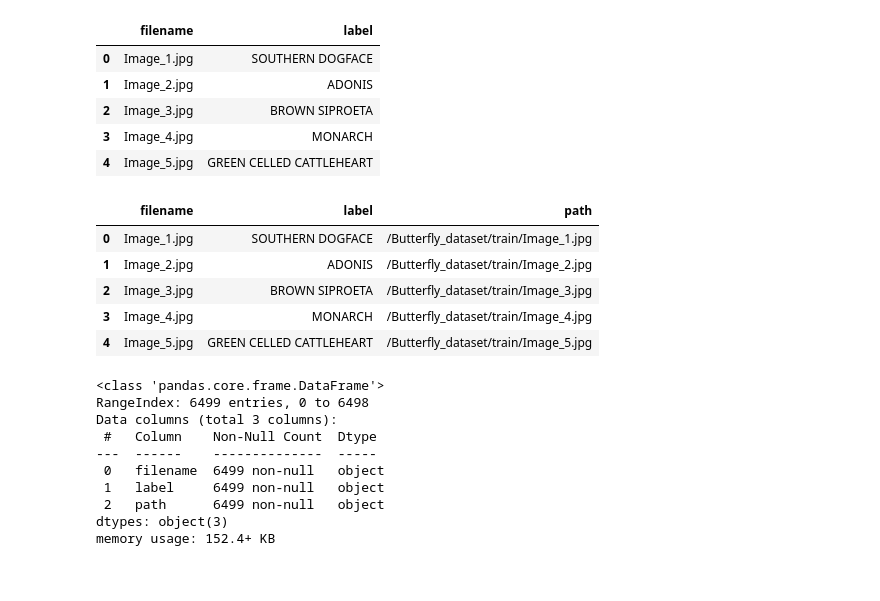
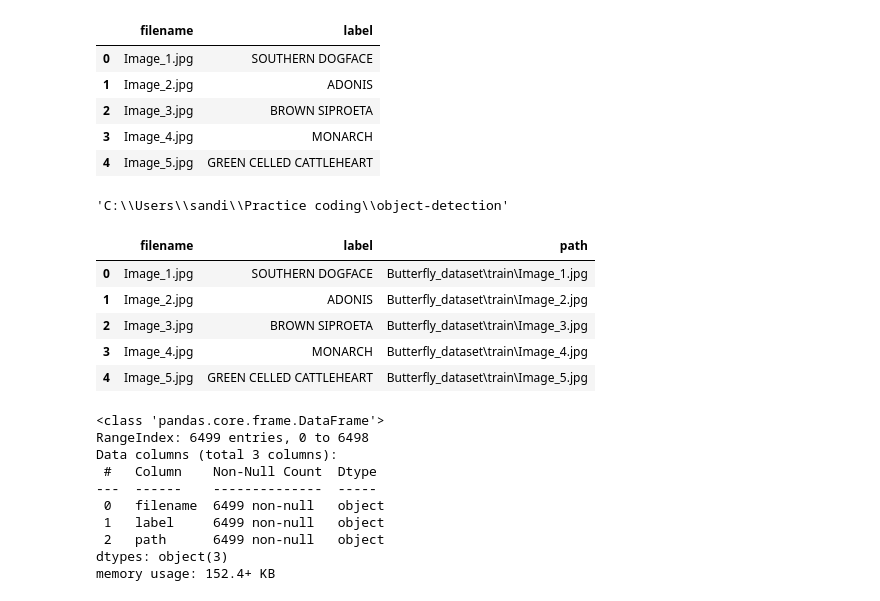
Before and after one commit to S-Khunt/object-detection, a Jupyter notebook: Butterfly_Image_Classification.ipynb, the cells around one changed output. Drawn from its saved outputs; the diff is of its cells as text; code cells hidden in the pictures.

```diff
--- a/Butterfly_Image_Classification.ipynb
+++ b/Butterfly_Image_Classification.ipynb
@@ -39,18 +39,22 @@ data.head()
 | 2 | Image_3.jpg | BROWN SIPROETA |
 | 3 | Image_4.jpg | MONARCH |
 | 4 | Image_5.jpg | GREEN CELLED CATTLEHEART |
+# %%
+os.getcwd()
+# %% [output]
+'C:\\Users\\sandi\\Practice coding\\object-detection'
 # %%
 # Concatenate filename with root directory
-data['path'] = '/Butterfly_dataset/train/' + data['filename']
+data['path'] = 'Butterfly_dataset\\train\\' + data['filename']
 
 data.head()
 # %% [output]
 |  | filename | label | path |
-| 0 | Image_1.jpg | SOUTHERN DOGFACE | /Butterfly_dataset/train/Image_1.jpg |
-| 1 | Image_2.jpg | ADONIS | /Butterfly_dataset/train/Image_2.jpg |
-| 2 | Image_3.jpg | BROWN SIPROETA | /Butterfly_dataset/train/Image_3.jpg |
-| 3 | Image_4.jpg | MONARCH | /Butterfly_dataset/train/Image_4.jpg |
-| 4 | Image_5.jpg | GREEN CELLED CATTLEHEART | /Butterfly_dataset/train/Image_5.jpg |
+| 0 | Image_1.jpg | SOUTHERN DOGFACE | Butterfly_dataset\train\Image_1.jpg |
+| 1 | Image_2.jpg | ADONIS | Butterfly_dataset\train\Image_2.jpg |
+| 2 | Image_3.jpg | BROWN SIPROETA | Butterfly_dataset\train\Image_3.jpg |
+| 3 | Image_4.jpg | MONARCH | Butterfly_dataset\train\Image_4.jpg |
+| 4 | Image_5.jpg | GREEN CELLED CATTLEHEART | Butterfly_dataset\train\Image_5.jpg |
 # %%
 data.info()
 # %% [output]
```
Also changed, not shown: parts of 18 cells of this notebook.
